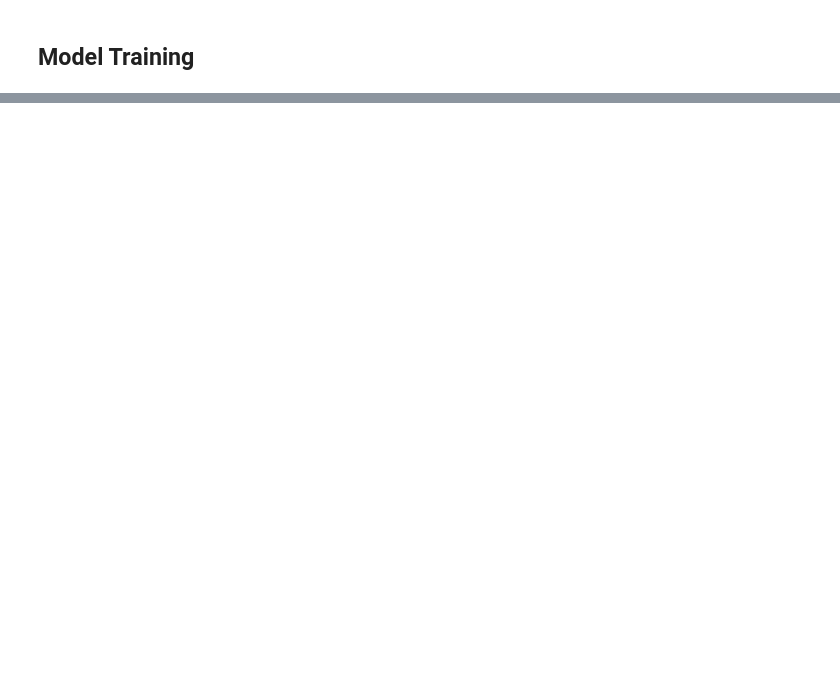
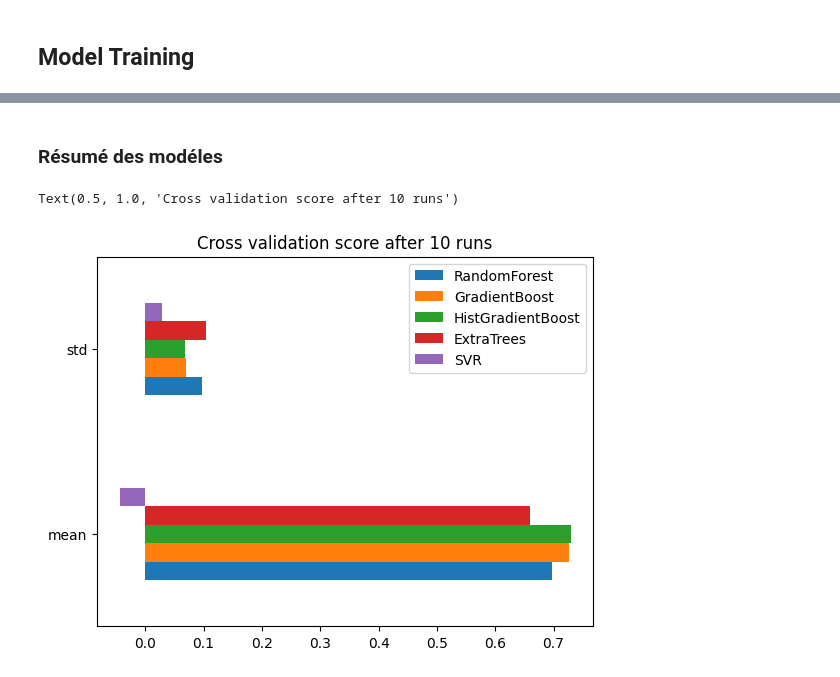
Before and after one commit to Khadimou/SalesPriceML, a Jupyter notebook: modelisation.ipynb, the cells around one changed output, grey strips where cells are left out. Drawn from its saved outputs; the diff is of its cells as text; code cells hidden in the pictures; blank space fills up the shorter version.

```diff
--- a/modelisation.ipynb
+++ b/modelisation.ipynb
@@ -136,0 +183,3 @@ print(models)
+# %%
+hgb_pred, hgb_train_pred, hgb_metrics, hgb_cv_score= fit_models(HistGradientBoostingRegressor(),df_work,final_features,"histgradboosting.pkl")
+hgb_metrics
@@ -136,0 +198,3 @@ print(models)
+# %%
+et_pred, et_train_pred, et_metrics, et_cv_score= fit_models(ExtraTreesRegressor(),df_work,final_features,"extratreesreg.pkl")
+et_metrics
@@ -136,0 +224,10 @@ print(models)
+# %% [markdown]
+### Résumé des modéles
+# %%
+global_cv_score = pd.DataFrame.from_dict({"RandomForest":rf_cv_score,"GradientBoost":gb_cv_score,"HistGradientBoost":hgb_cv_score,
+"ExtraTrees":et_cv_score,"SVR":svr_cv_score})
+global_cv_score.plot.barh()
+plt.title("Cross validation score after 10 runs")
+# %% [output]
+Text(0.5, 1.0, 'Cross validation score after 10 runs')
+[figure, added]
```
Also changed, not shown: parts of 36 cells of this notebook, 22 other files.
